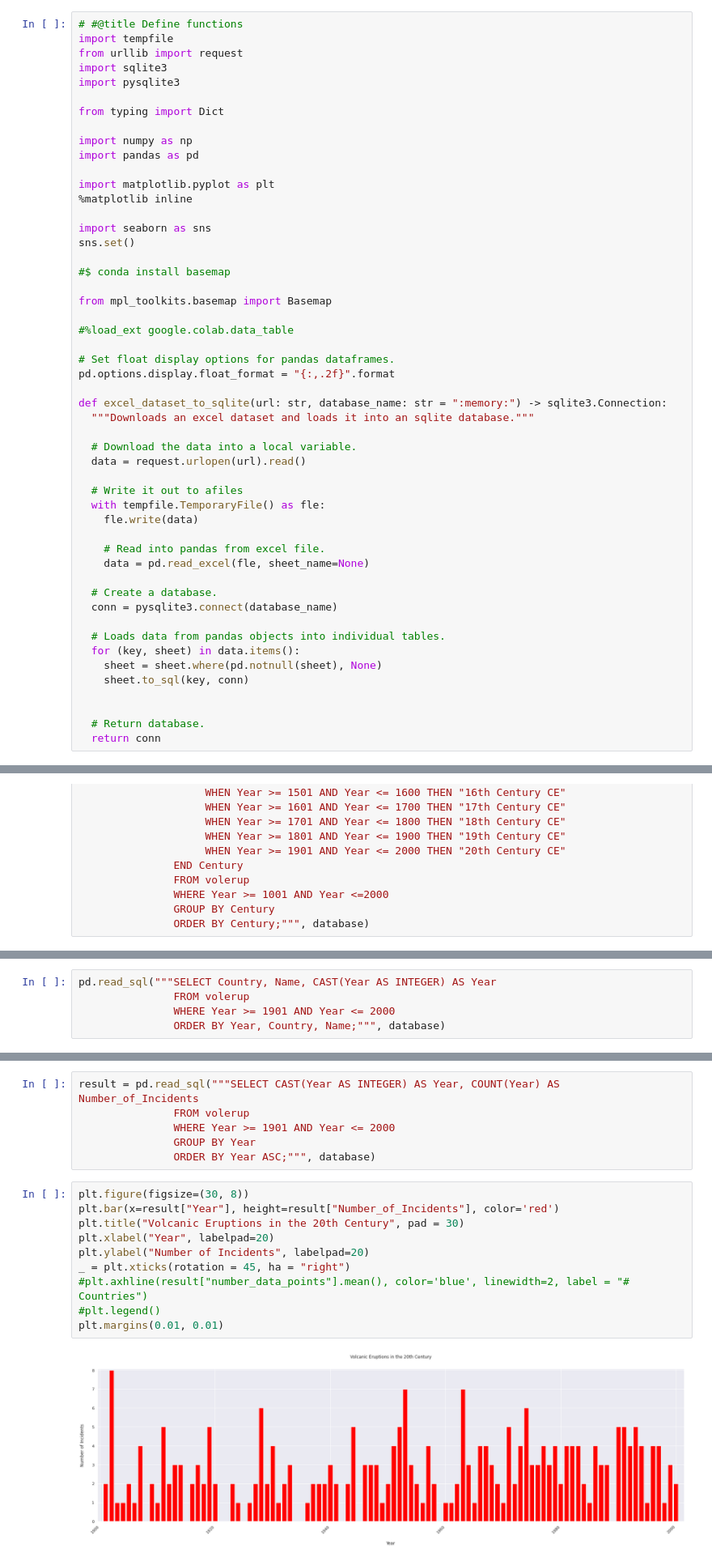
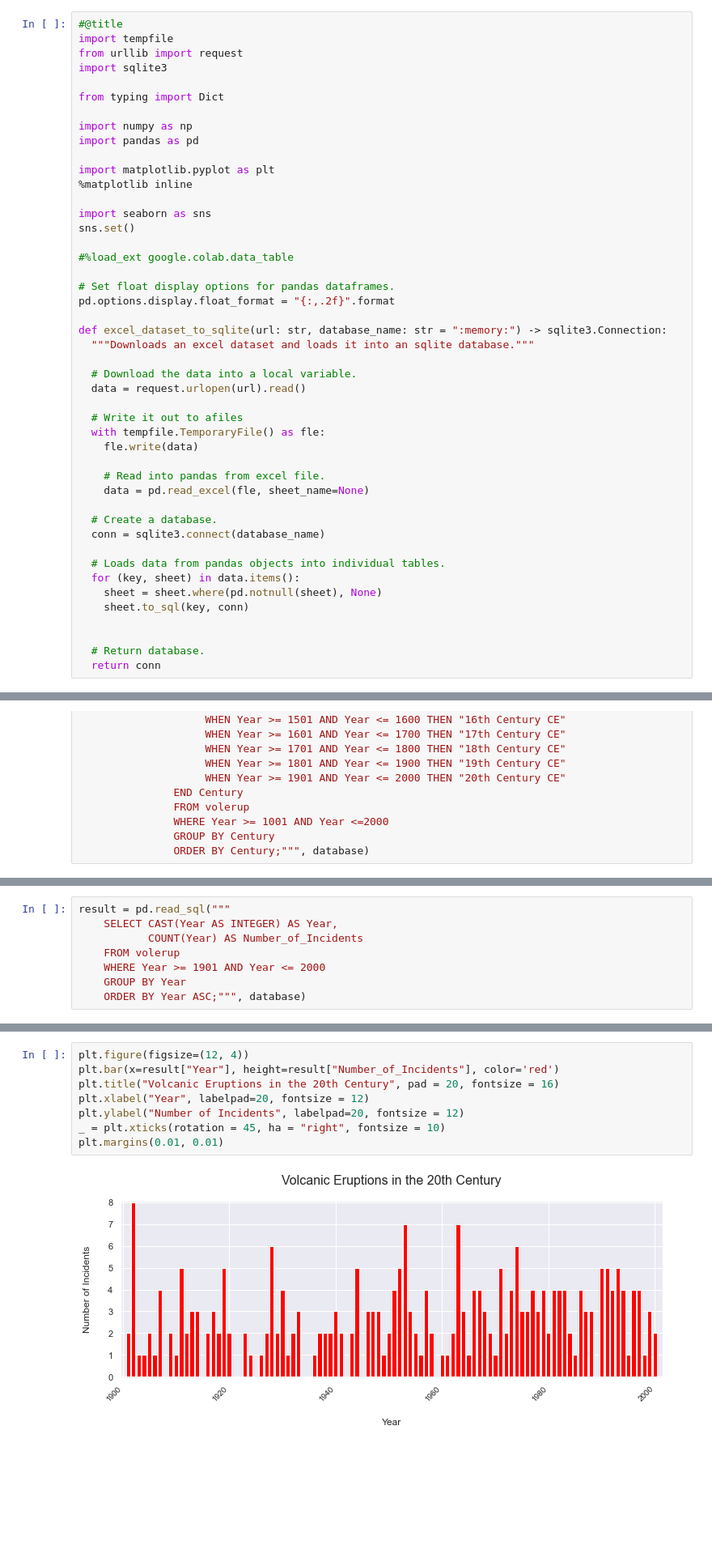
Before and after one commit to mmccrechowicz/mmccrechowicz.github.io, a Jupyter notebook: content/posts/Volcanos.ipynb, the cells around one changed output, grey strips where cells are left out. Shown: that part at 81% size. Drawn from its saved outputs; the diff is of its cells as text; blank space fills up the shorter version.

```diff
--- a/content/posts/Volcanos.ipynb
+++ b/content/posts/Volcanos.ipynb
@@ -34,11 +9,10 @@ Successfully installed basemap-1.2.1 pyproj-3.0.1 pyshp-2.1.3
 # %% [markdown]
 ### Define functions
 # %%
-# #@title Define functions
+#@title
 import tempfile
 from urllib import request
 import sqlite3
-import pysqlite3
 
 from typing import Dict
 
@@ -50,10 +24,6 @@ import matplotlib.pyplot as plt
 
 import seaborn as sns
 sns.set()
-
-#$ conda install basemap
-
-from mpl_toolkits.basemap import Basemap
 
 #%load_ext google.colab.data_table
 
@@ -74,7 +44,7 @@ def excel_dataset_to_sqlite(url: str, database_name: str = ":memory:") -> sqlite
     data = pd.read_excel(fle, sheet_name=None)
 
   # Create a database.
-  conn = pysqlite3.connect(database_name)
+  conn = sqlite3.connect(database_name)
 
   # Loads data from pandas objects into individual tables.
   for (key, sheet) in data.items():
@@ -410,5 +366,8 @@ The 20th century saw 260 recorded volcanic incidents. Let's have a look at those
 # %%
-pd.read_sql("""SELECT Country, Name, CAST(Year AS INTEGER) AS Year
-               FROM volerup
-               WHERE Year >= 1901 AND Year <= 2000
-               ORDER BY Year, Country, Name;""", database)
+result = pd.read_sql("""
+    SELECT CAST(Year AS INTEGER) AS Year,
+           COUNT(Year) AS Number_of_Incidents
+    FROM volerup
+    WHERE Year >= 1901 AND Year <= 2000
+    GROUP BY Year
+    ORDER BY Year ASC;""", database)
@@ -431,21 +374,13 @@ pd.read_sql("""SELECT Country, Name, CAST(Year AS INTEGER) AS Year
-# %%
-result = pd.read_sql("""SELECT CAST(Year AS INTEGER) AS Year, COUNT(Year) AS Number_of_Incidents
-               FROM volerup
-               WHERE Year >= 1901 AND Year <= 2000
-               GROUP BY Year
-               ORDER BY Year ASC;""", database)
 # %%
-plt.figure(figsize=(30, 8))
+plt.figure(figsize=(12, 4))
 plt.bar(x=result["Year"], height=result["Number_of_Incidents"], color='red')
-plt.title("Volcanic Eruptions in the 20th Century", pad = 30)
-plt.xlabel("Year", labelpad=20)
-plt.ylabel("Number of Incidents", labelpad=20)
-_ = plt.xticks(rotation = 45, ha = "right")
-#plt.axhline(result["number_data_points"].mean(), color='blue', linewidth=2, label = "# Countries")
-#plt.legend()
+plt.title("Volcanic Eruptions in the 20th Century", pad = 20, fontsize = 16)
+plt.xlabel("Year", labelpad=20, fontsize = 12)
+plt.ylabel("Number of Incidents", labelpad=20, fontsize = 12)
+_ = plt.xticks(rotation = 45, ha = "right", fontsize = 10)
 plt.margins(0.01, 0.01)
 # %% [output]
-[figure, old version]
+[figure, new version]
 # %% [markdown]
 The highest number of twentieth-century volcanic eruptions occurred in Indonesia. This is not surprising, as we know from above that Indonesia had the highest number of volcanic incidents overall, as well as the largest number of volcanoes.
 # %%
```
Also changed, not shown: parts of 71 cells of this notebook, 29 other files.
